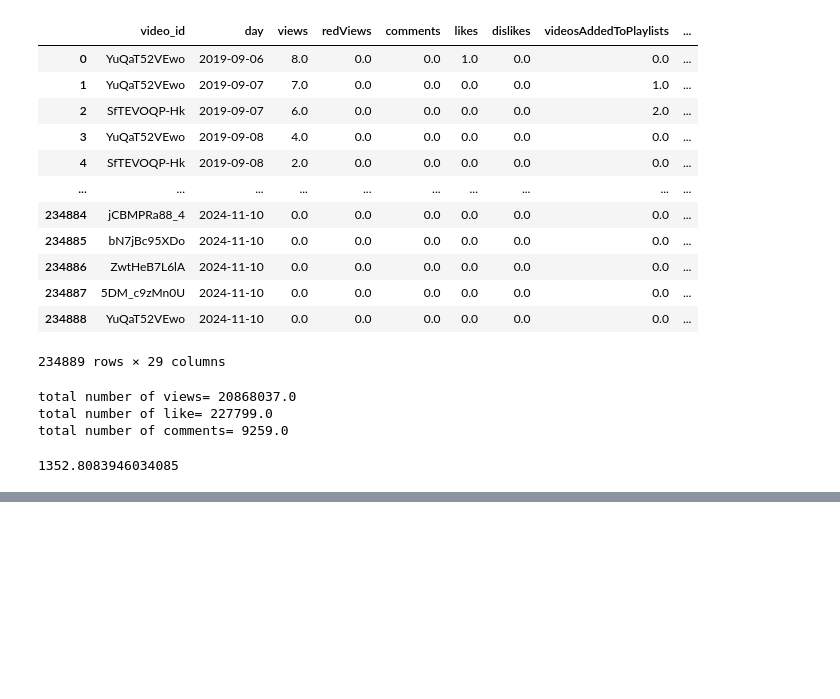
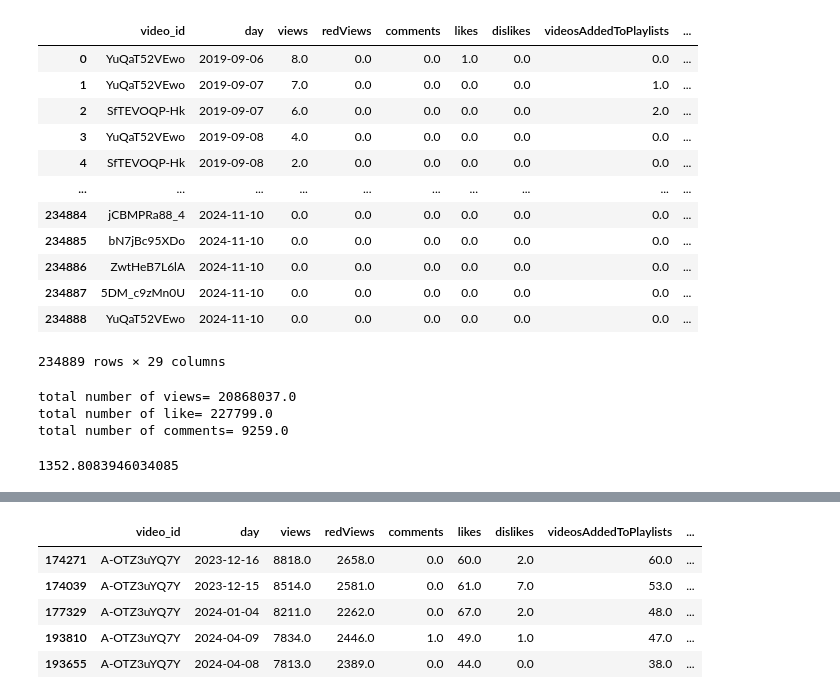
Before and after one commit to harivign/YouTube-Analytics-ds2-for-pandas-practice, a Jupyter notebook: youtube_analyst_ds2_practice_using_pandas.ipynb, the cells around one changed output, grey strips where cells are left out. Saved outputs shown, nothing was run; the diff lists cells and outputs as text; code cells hidden in the pictures; blank space fills up the shorter version.

```diff
--- a/youtube_analyst_ds2_practice_using_pandas.ipynb
+++ b/youtube_analyst_ds2_practice_using_pandas.ipynb
@@ -46,0 +123,10 @@ df["averageViewDuration"].mean()
+# %%
+top5_view=df.sort_values(by="views",ascending=False).head(5)
+top5_view
+# %% [output]
+|  | video_id | day | views | redViews | comments | likes | dislikes | videosAddedToPlaylists | ... |
+| 174271 | A-OTZ3uYQ7Y | 2023-12-16 | 8818.0 | 2658.0 | 0.0 | 60.0 | 2.0 | 60.0 | ... |
+| 174039 | A-OTZ3uYQ7Y | 2023-12-15 | 8514.0 | 2581.0 | 0.0 | 61.0 | 7.0 | 53.0 | ... |
+| 177329 | A-OTZ3uYQ7Y | 2024-01-04 | 8211.0 | 2262.0 | 0.0 | 67.0 | 2.0 | 48.0 | ... |
+| 193810 | A-OTZ3uYQ7Y | 2024-04-09 | 7834.0 | 2446.0 | 1.0 | 49.0 | 1.0 | 47.0 | ... |
+| 193655 | A-OTZ3uYQ7Y | 2024-04-08 | 7813.0 | 2389.0 | 0.0 | 44.0 | 0.0 | 38.0 | ... |
```
Also changed, not shown: parts of 12 cells of this notebook.
